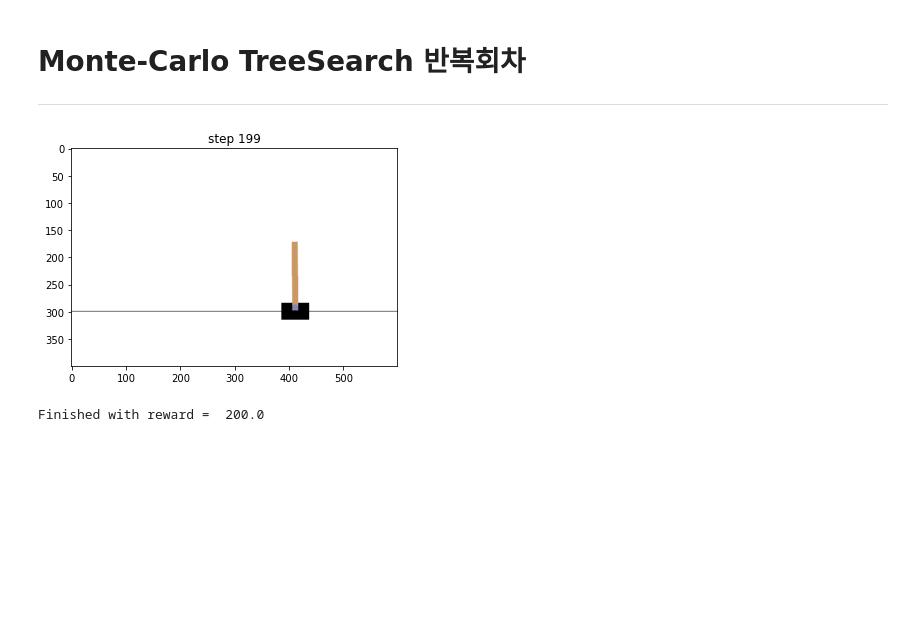
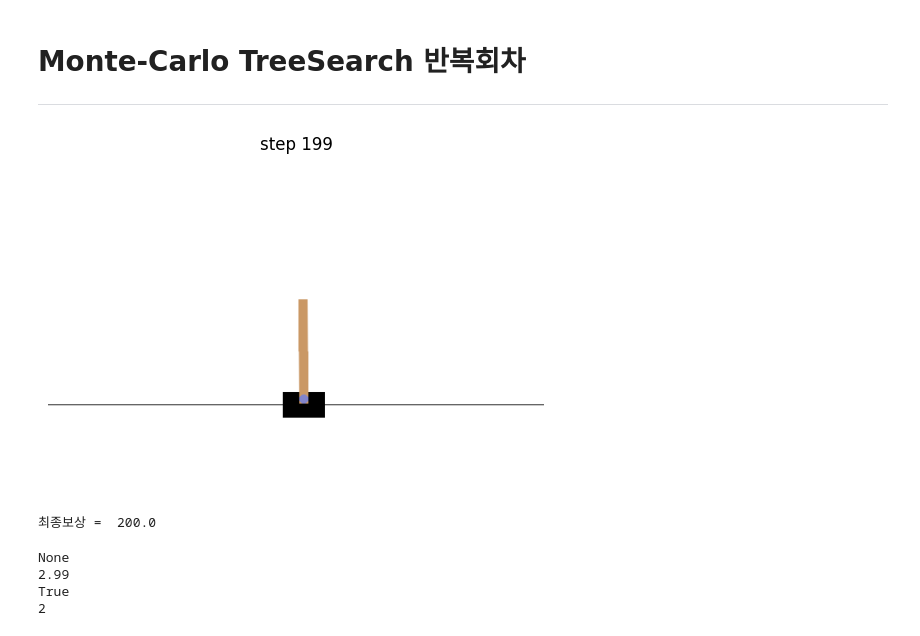
Before and after one commit to bjpublic/Reinforcement_learning, a Jupyter notebook: Chapter07/7장_MCTS.ipynb, the cells around one changed output. Cells and saved outputs as stored; diff of their text form; code cells hidden in the pictures; blank space fills up the shorter version.

```diff
--- a/Chapter07/7장_MCTS.ipynb
+++ b/Chapter07/7장_MCTS.ipynb
@@ -136,0 +164,15 @@ initial_state:
+# %%
+x = np.linspace(1,40)
+y1 = np.log(x)/np.log(1.2)
+y2 = np.log(x)/np.log(2)
+y3 = x-1
+markers = np.arange(50)[::3]
+plt.plot(y1,'-^',markevery=markers,label='1st strategy')
+plt.plot(y2,'-o',markevery=markers,label='2nd strategy')
+plt.plot(y3,'-*',markevery=markers,label='3rd strategy')
+plt.grid()
+plt.legend()
+ax = plt.gca()
+#plt.set_xticklabels([])
+ax.set_xticklabels([])
+ax.set_yticklabels([])
@@ -136,0 +200,14 @@ initial_state:
+# %%
+env_name = "MountainCar-v0"
+env_name = 'CartPole-v0'
+env = WithSnapshots(gym.make(env_name))
+env.reset()
+for i in range(13):
+    env.step(1)
+
+n_actions = env.action_space.n
+print("initial_state:")
+plt.imshow(env.render('rgb_array'))
+plt.axis('off')
+env.close()
+del env
@@ -252,6 +311,7 @@ class Node:
 # %%
 class Root(Node):
     def __init__(self, snapshot, observation):
+        #super(Root,self).__init__(snapshot,observation)
         """
         creates special node that acts like tree root
         :snapshot: snapshot (from env.get_snapshot) to start planning from
@@ -270,7 +330,7 @@ class Root(Node):
         """initializes node as root"""
         root = Root(node.snapshot, node.observation)
         # copy data
-        copied_fields = ["qvalue_sum", "times_visited", "children", "is_done"]
+        copied_fields = ["qvalue_sum", "times_visited", "children", "is_done", "U"]
         for field in copied_fields:
             setattr(root, field, getattr(node, field))
         return root
@@ -319,41 +381,60 @@ root_backup = copy.deepcopy(root)
 # %%
 total_reward = 0  # sum of rewards
 test_env = loads(root_snapshot)  # env used to show progress
+root = copy.deepcopy(root_backup)
 
+Best_Q, Best_UCB, Best_visited = [],[],[]
 for i in count():
     # get best child
     #<YOUR CODE: select child with the highest mean reward>
     best_child = max([(child.get_qvalue_estimate(),child) for child in root.children], key=lambda x: x[0])[1]
 
     # take action
     s, r, done, _ = test_env.step(best_child.action)
 
     # show image
     clear_output(True)
-    plt.title("step %i" % i)
+    #print("현재 노드 정보")
+    #print(f'Q: {root.get_qvalue_estimate()}, UCB: {root.U}, Time_visited: {root.times_visited}')
+    Best_Q.append(root.get_qvalue_estimate())
+    Best_UCB.append(root.U)
+    Best_visited.append(root.times_visited)
+
+    plt.title(f"step {i}")
     plt.imshow(test_env.render('rgb_array'))
+    plt.axis('off')
     plt.show()
 
     total_reward += r
     if done:
-        print("Finished with reward = ", total_reward)
+        print("최종보상 = ", total_reward)
         break
 
     # discard unrealized part of the tree [because not every child matters :(]
     for child in root.children:
         if child != best_child:
             child.safe_delete()
 
     # declare best child a new root
     root = Root.from_node(best_child)
 
     assert not root.is_leaf(), \
         "We ran out of tree! Need more planning! Try growing the tree right inside the loop."
 
     # You may want to run more planning here
     # <YOUR CODE>
     #if root.is_leaf():
     #    plan_mcts(root,n_iters=10)
 # %% [output]
-[figure, old version]
+[figure, new version]
-Finished with reward =  200.0
+최종보상 =  200.0
+# %%
+print(root.parent)
+print(root.qvalue_sum)
+print(root.is_root())
+print(root.times_visited)
+# %% [output]
+None
+2.99
+True
+2
```
Also changed, not shown: parts of 13 cells of this notebook, 32 other files.
